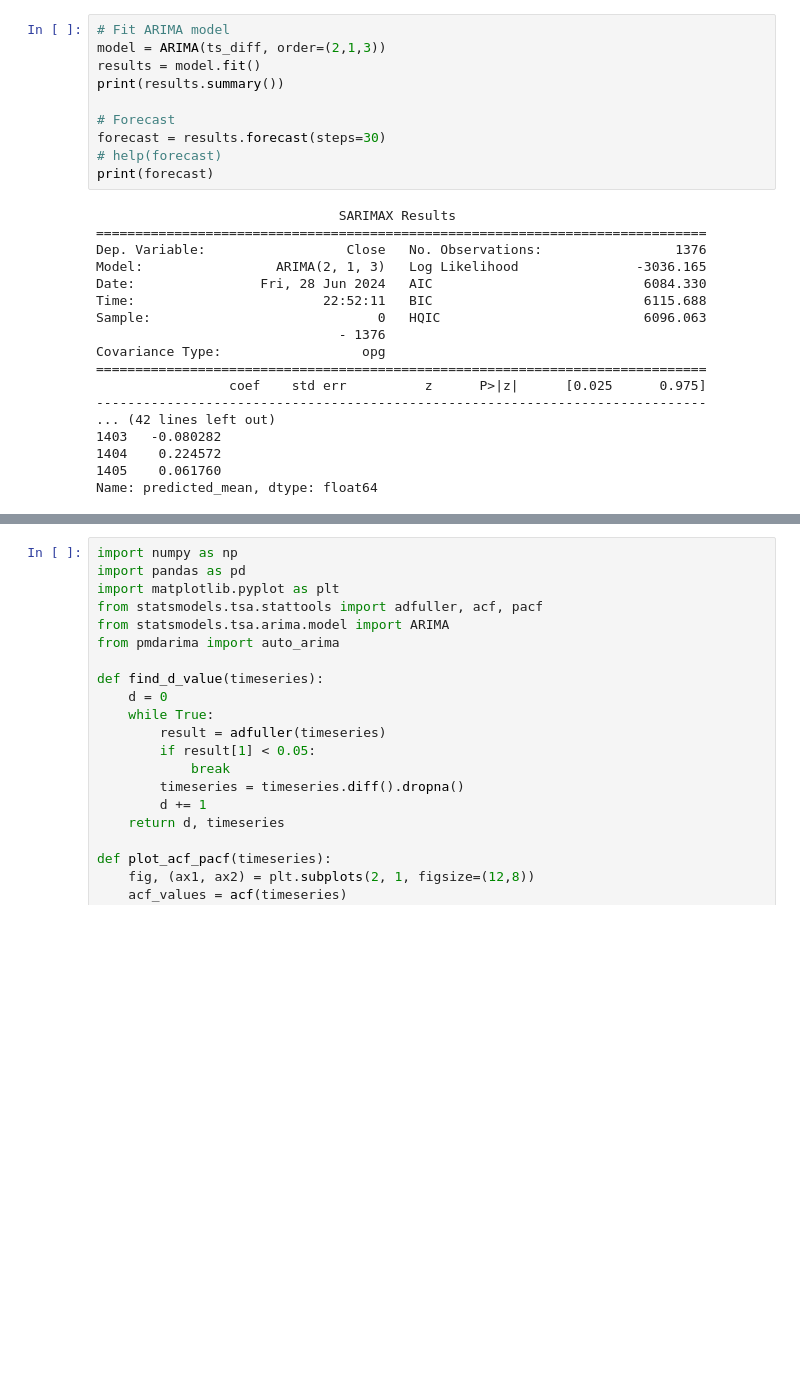
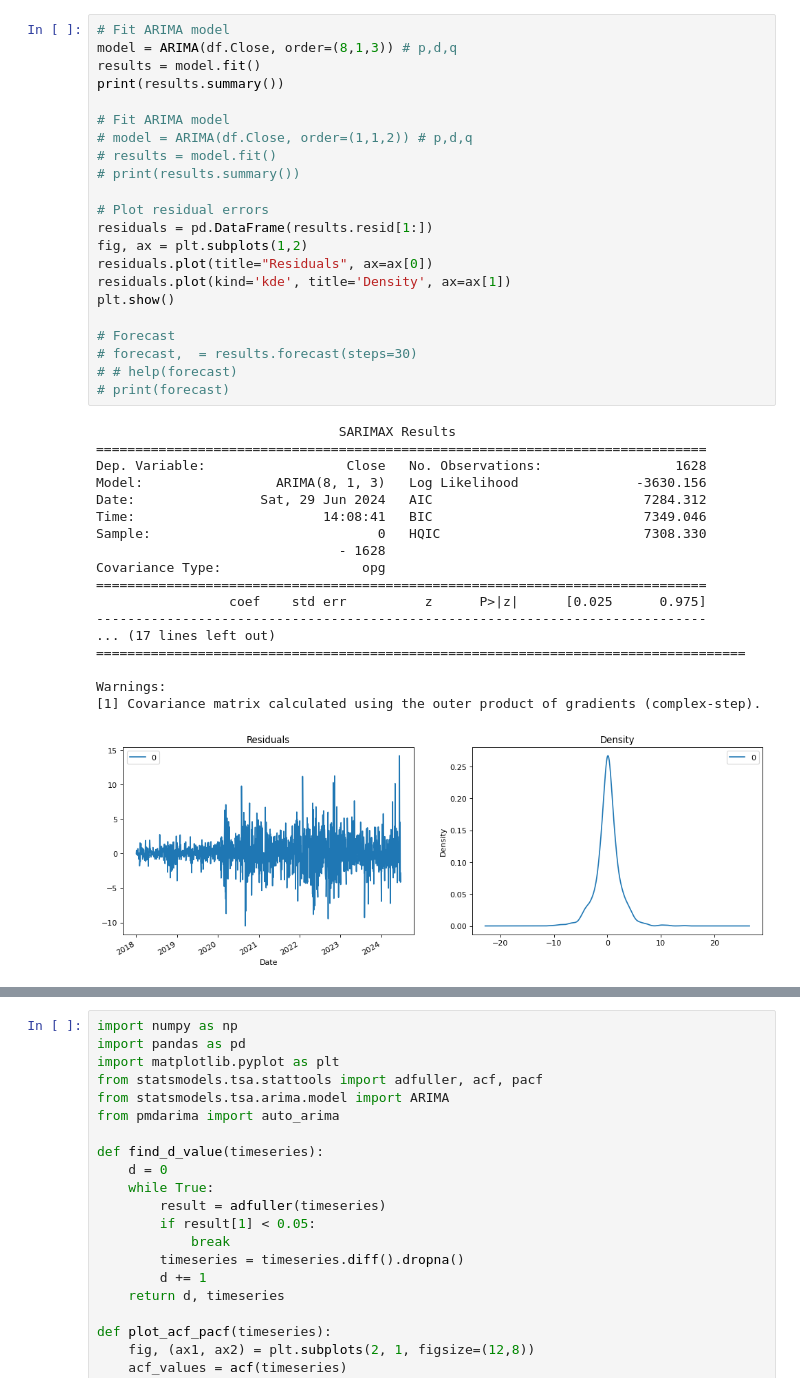
Before and after one commit to steven-ja/steven-ja.github.io, a Jupyter notebook: content/posts/finance/stock_prediction/ARIMA/arima_example.ipynb, the cells around one changed output, grey strips where cells are left out. Drawn from its saved outputs; the diff is of its cells as text; blank space fills up the shorter version.

```diff
--- a/content/posts/finance/stock_prediction/ARIMA/arima_example.ipynb
+++ b/content/posts/finance/stock_prediction/ARIMA/arima_example.ipynb
@@ -46,28 +90,41 @@ d = 1
 # %%
 # Fit ARIMA model
-model = ARIMA(ts_diff, order=(2,1,3))
+model = ARIMA(df.Close, order=(8,1,3)) # p,d,q
 results = model.fit()
 print(results.summary())
 
+# Fit ARIMA model
+# model = ARIMA(df.Close, order=(1,1,2)) # p,d,q
+# results = model.fit()
+# print(results.summary())
+
+# Plot residual errors
+residuals = pd.DataFrame(results.resid[1:])
+fig, ax = plt.subplots(1,2)
+residuals.plot(title="Residuals", ax=ax[0])
+residuals.plot(kind='kde', title='Density', ax=ax[1])
+plt.show()
+
 # Forecast
-forecast = results.forecast(steps=30)
-# help(forecast)
-print(forecast)
+# forecast,  = results.forecast(steps=30)
+# # help(forecast)
+# print(forecast)
 # %% [output]
                                SARIMAX Results
 ==============================================================================
-Dep. Variable:                  Close   No. Observations:                 1376
-Model:                 ARIMA(2, 1, 3)   Log Likelihood               -3036.165
-Date:                Fri, 28 Jun 2024   AIC                           6084.330
-Time:                        22:52:11   BIC                           6115.688
-Sample:                             0   HQIC                          6096.063
-                               - 1376
+Dep. Variable:                  Close   No. Observations:                 1628
+Model:                 ARIMA(8, 1, 3)   Log Likelihood               -3630.156
+Date:                Sat, 29 Jun 2024   AIC                           7284.312
+Time:                        14:08:41   BIC                           7349.046
+Sample:                             0   HQIC                          7308.330
+                               - 1628
 Covariance Type:                  opg
 ==============================================================================
                  coef    std err          z      P>|z|      [0.025      0.975]
 ------------------------------------------------------------------------------
-... (42 lines left out)
-1403   -0.080282
-1404    0.224572
-1405    0.061760
-Name: predicted_mean, dtype: float64
+... (17 lines left out)
+===================================================================================
+
+Warnings:
+[1] Covariance matrix calculated using the outer product of gradients (complex-step).
+[figure, added]
```
Also changed, not shown: parts of 11 cells of this notebook, 10 other files.
